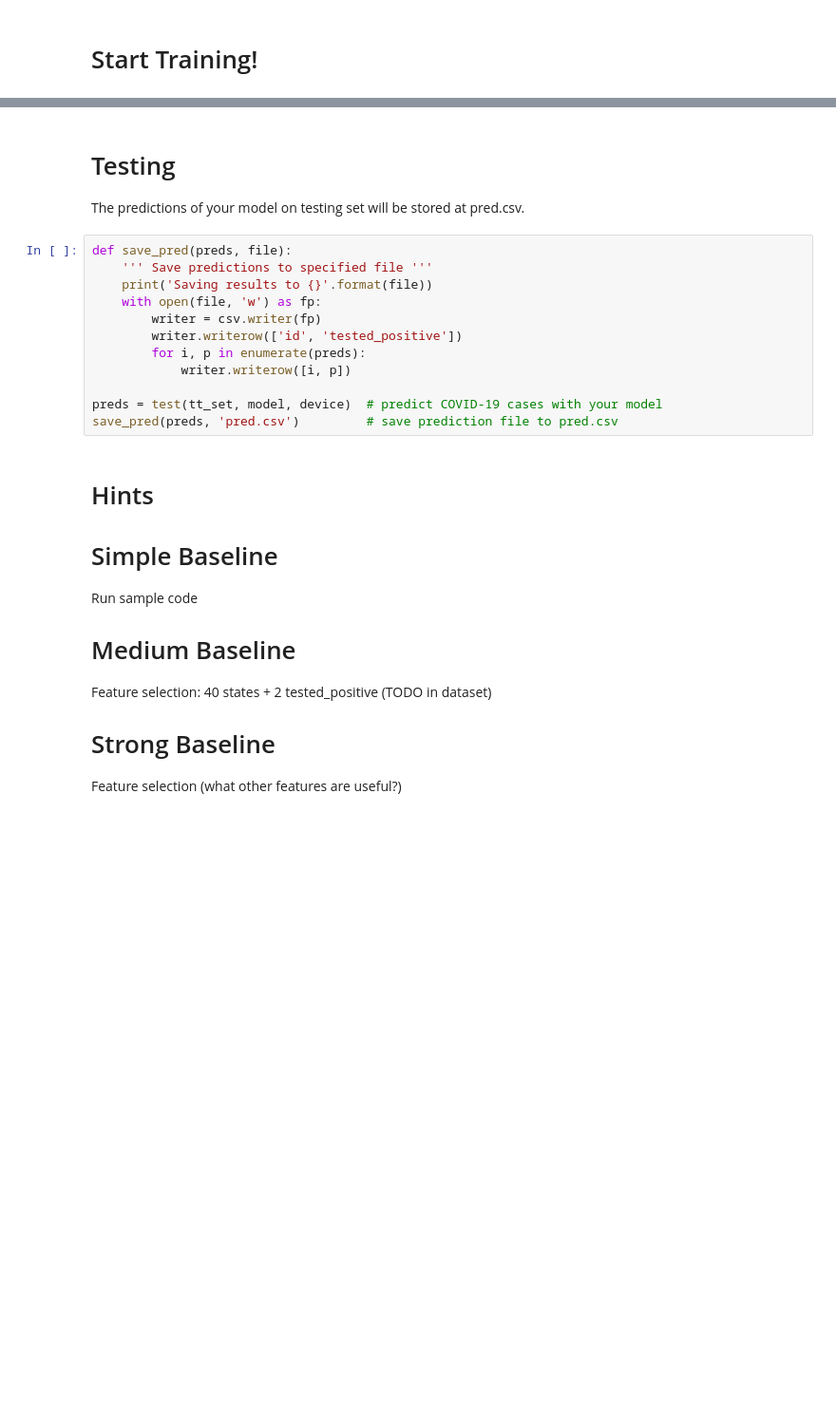
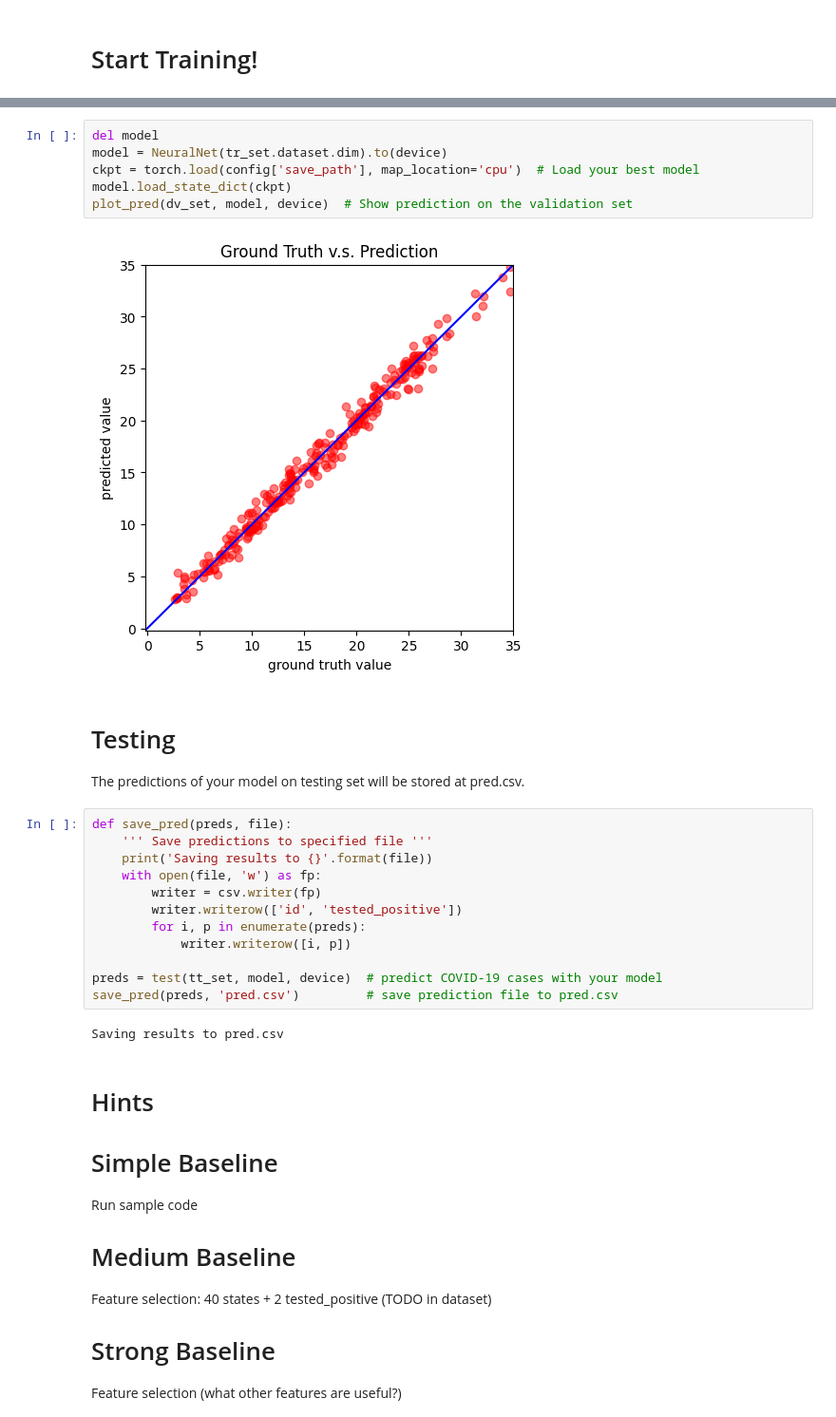
Before and after one commit to a0972340800/100-4, a Jupyter notebook: Pytorch/Pytorch_Tutorial.ipynb, the cells around one changed output, grey strips where cells are left out. Shown: that part at 95% size. Cells and saved outputs as stored; diff of their text form; blank space fills up the shorter version.

```diff
--- a/Pytorch/Pytorch_Tutorial.ipynb
+++ b/Pytorch/Pytorch_Tutorial.ipynb
@@ -651,3 +729,11 @@ NameError: name 'tr_set' is not defined
+# %%
+del model
+model = NeuralNet(tr_set.dataset.dim).to(device)
+ckpt = torch.load(config['save_path'], map_location='cpu')  # Load your best model
+model.load_state_dict(ckpt)
+plot_pred(dv_set, model, device)  # Show prediction on the validation set
+# %% [output]
+[figure, added]
 # %% [markdown]
 # Testing
 
@@ -664,6 +750,8 @@ def save_pred(preds, file):
 
 preds = test(tt_set, model, device)  # predict COVID-19 cases with your model
 save_pred(preds, 'pred.csv')         # save prediction file to pred.csv
+# %% [output]
+Saving results to pred.csv
 # %% [markdown]
 # Hints
 
```
Also changed, not shown: parts of 9 cells of this notebook.
